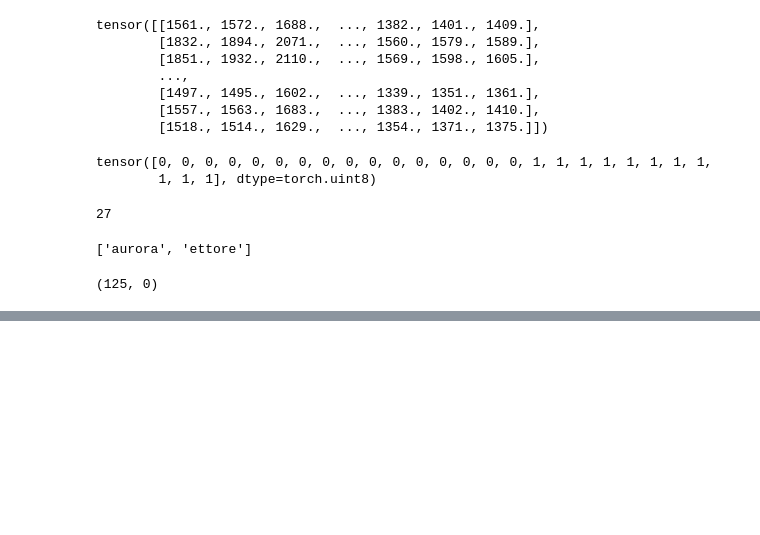
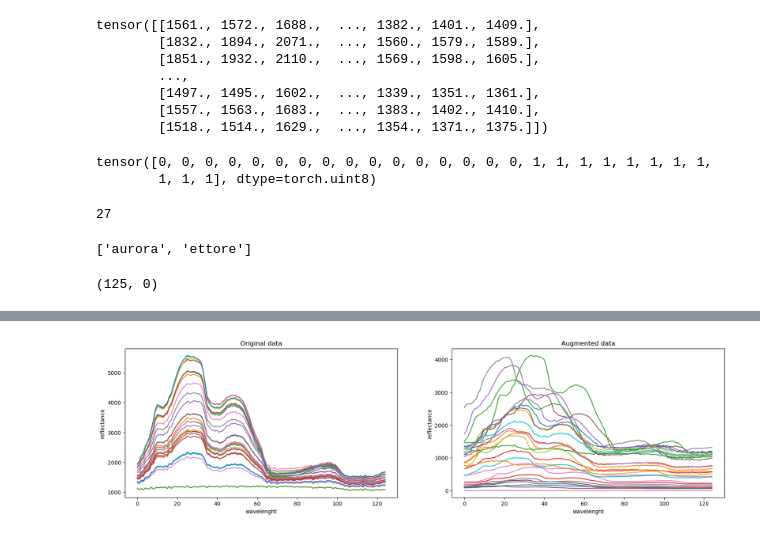
Before and after one commit to e-candeloro/NIRDataGenerator, a Jupyter notebook: example_nir.ipynb, the cells around one changed output, grey strips where cells are left out. Cells and saved outputs as stored; diff of their text form; code cells hidden in the pictures; blank space fills up the shorter version.

```diff
--- a/example_nir.ipynb
+++ b/example_nir.ipynb
@@ -287,0 +368,3 @@ for data in aug_batch_samples:
+# %%
+aug_data = pd.read_csv('data/test_data_augmented.csv', index_col=0)
+aug_data.head()
@@ -287,0 +379,3 @@ for data in aug_batch_samples:
+# %%
+original_data = pd.read_csv('data/test_data.csv', index_col=0)
+original_data.head()
@@ -287,0 +390,25 @@ for data in aug_batch_samples:
+# %%
+fig, ax = plt.subplots(nrows=1, ncols=2, figsize=(20,5))
+X_original = original_data.iloc[:,:-1].to_numpy()
+X_augmented = aug_data.iloc[:len(original_data),:-1].to_numpy()
+
+plt_original = ax[0]
+
+for i in range(X_original.shape[0]):
+    plt_original.plot(X_original[i,:])
+
+plt_original.set_ylabel('reflectance')
+plt_original.set_xlabel('wavelenght')
+plt_original.set_title("Original data")
+
+plt_augmented = ax[1]
+
+for i in range(X_augmented.shape[0]):
+    plt_augmented.plot(X_augmented[i,:])
+plt_augmented.set_ylabel('reflectance')
+plt_augmented.set_xlabel('wavelenght')
+plt_augmented.set_title("Augmented data")
+
+plt.show()
+# %% [output]
+[figure, added]
```
Also changed, not shown: parts of 12 cells of this notebook, 1 other file.
